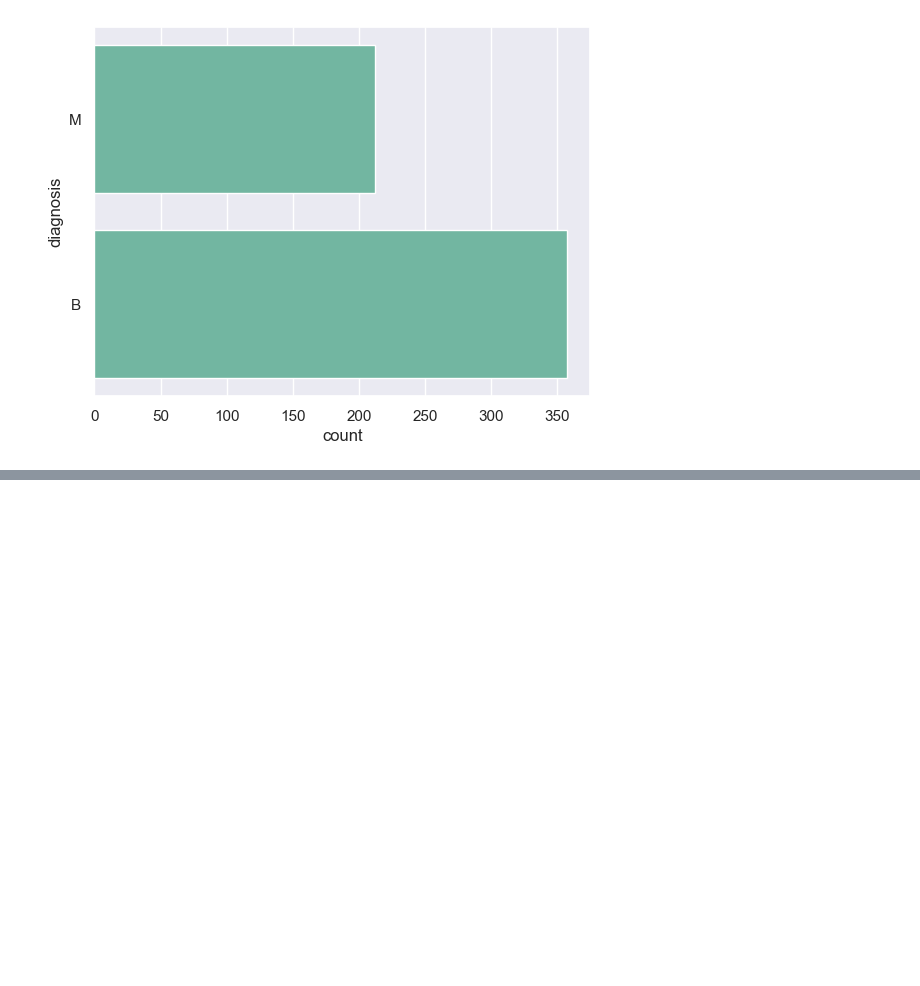
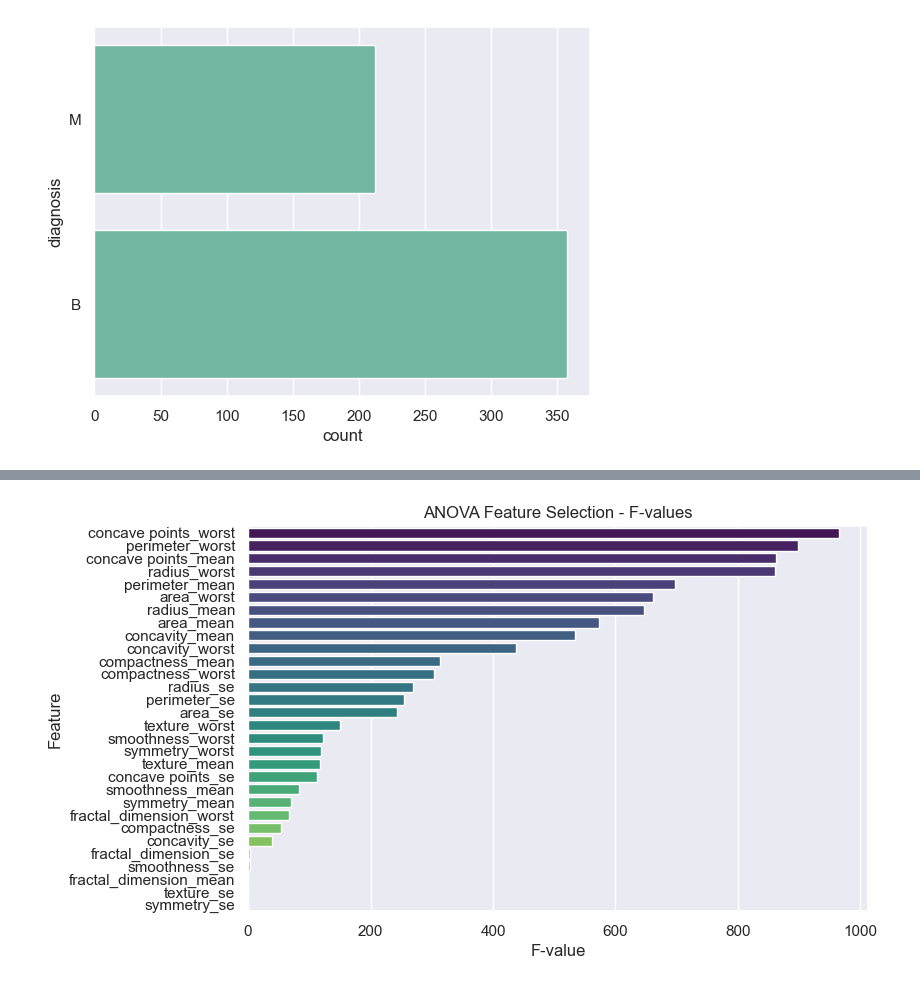
Before and after one commit to Daiaa-K/Breast-Cancer-Analysis-and-ML, a Jupyter notebook: notebooks/notebook.ipynb, the cells around one changed output, grey strips where cells are left out. Saved outputs shown, nothing was run; the diff lists cells and outputs as text; code cells hidden in the pictures; blank space fills up the shorter version.

```diff
--- a/notebooks/notebook.ipynb
+++ b/notebooks/notebook.ipynb
@@ -158,0 +176,5 @@ sns.countplot(data["diagnosis"])
+# %%
+X=data.drop(columns=['diagnosis'])
+y=data['diagnosis']
+# %%
+y = y.map({"M":1,"B":0})
@@ -158,0 +194,11 @@ sns.countplot(data["diagnosis"])
+# %%
+feature_names = X.columns
+# Perform ANOVA F-test
+f_values, p_values = f_classif(X, y)
+
+# Create a DataFrame for displaying results
+anova_results = pd.DataFrame({'Feature': feature_names, 'F-value': f_values, 'P-value': p_values})
+anova_results.sort_values(by='F-value', ascending=False, inplace=True)  # Sort by importance
+
+# Display the results
+print(anova_results)
@@ -158,0 +223,10 @@ sns.countplot(data["diagnosis"])
+# %%
+# Plot the F-values as a bar chart
+plt.figure(figsize=(8, 5))
+sns.barplot(x='F-value', y='Feature', data=anova_results, palette='viridis',hue='Feature')
+plt.xlabel('F-value')
+plt.ylabel('Feature')
+plt.title('ANOVA Feature Selection - F-values')
+plt.show()
+# %% [output]
+[figure, added]
```
Also changed, not shown: parts of 65 cells of this notebook, 3 other files.
